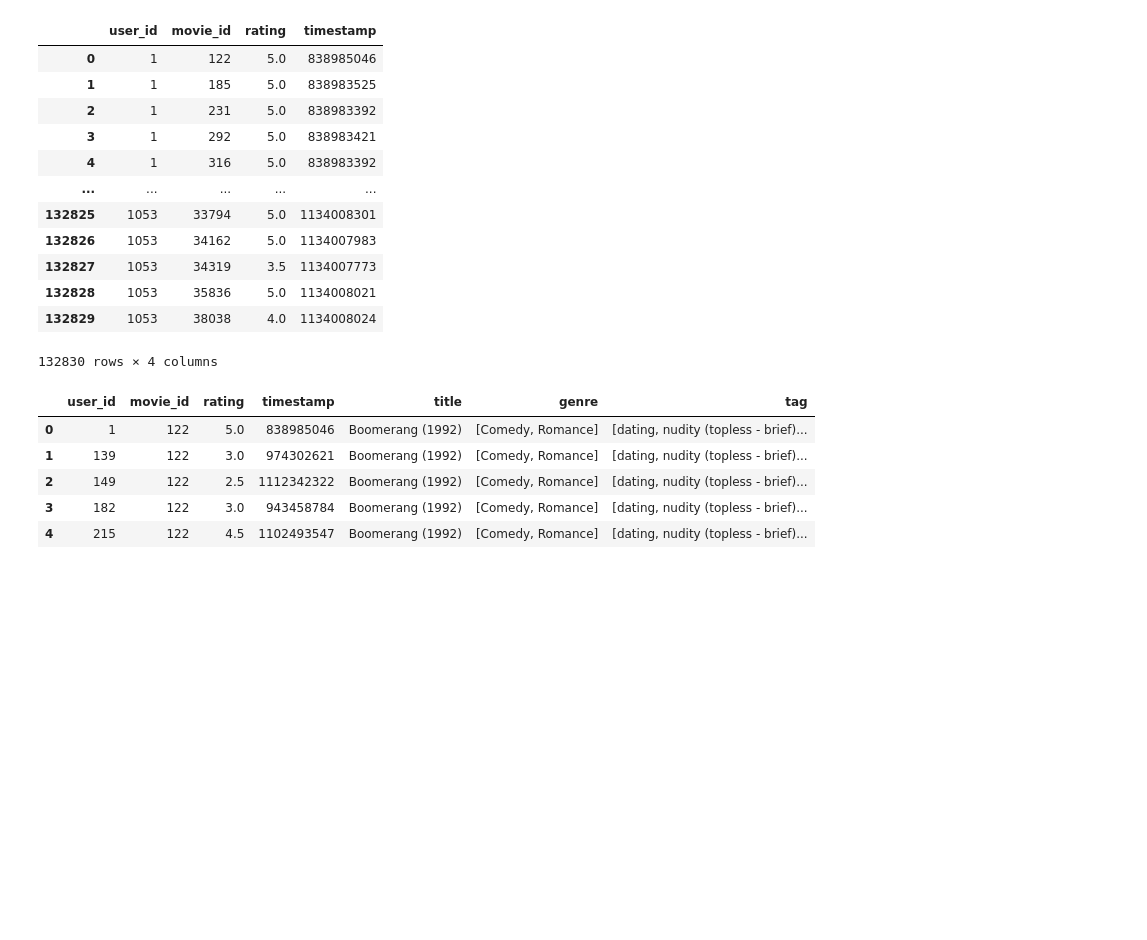
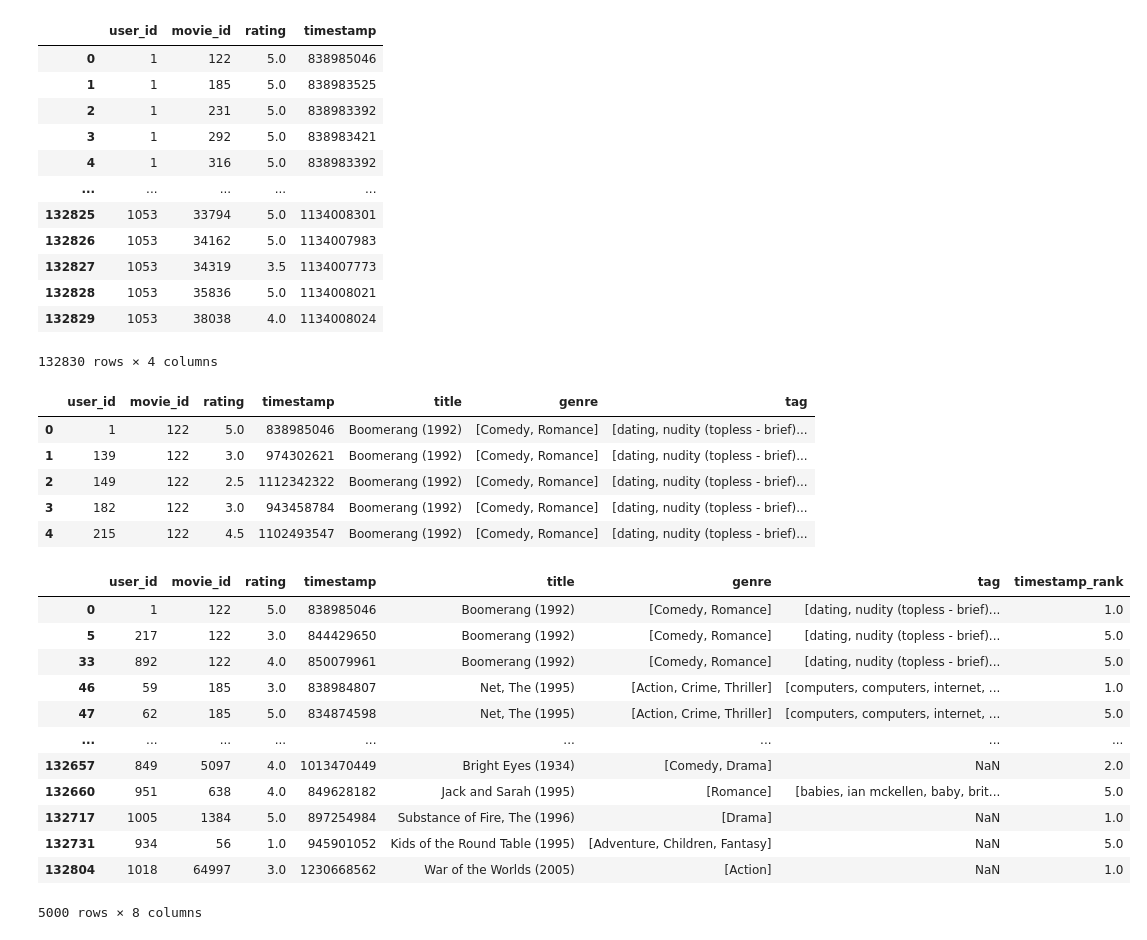
Before and after one commit to YUseiDoi/Movielens, a Jupyter notebook: src/recommender.ipynb, the cells around one changed output. Saved outputs shown, nothing was run; the diff lists cells and outputs as text; code cells hidden in the pictures; blank space fills up the shorter version.

```diff
--- a/src/recommender.ipynb
+++ b/src/recommender.ipynb
@@ -104,6 +104,22 @@ movielens.head()
 movielens['timestamp_rank'] = movielens.groupby('user_id')['timestamp'].rank(ascending=False, method='first')
 movielens_train = movielens[movielens['timestamp_rank'] > 5]
 movielens_test = movielens[movielens['timestamp_rank'] <= 5]
+# %%
+movielens_test
+# %% [output]
+|  | user_id | movie_id | rating | timestamp | title | genre | tag | timestamp_rank |
+| 0 | 1 | 122 | 5.0 | 838985046 | Boomerang (1992) | [Comedy, Romance] | [dating, nudity (topless - brief)... | 1.0 |
+| 5 | 217 | 122 | 3.0 | 844429650 | Boomerang (1992) | [Comedy, Romance] | [dating, nudity (topless - brief)... | 5.0 |
+| 33 | 892 | 122 | 4.0 | 850079961 | Boomerang (1992) | [Comedy, Romance] | [dating, nudity (topless - brief)... | 5.0 |
+| 46 | 59 | 185 | 3.0 | 838984807 | Net, The (1995) | [Action, Crime, Thriller] | [computers, computers, internet, ... | 1.0 |
+| 47 | 62 | 185 | 5.0 | 834874598 | Net, The (1995) | [Action, Crime, Thriller] | [computers, computers, internet, ... | 5.0 |
+| ... | ... | ... | ... | ... | ... | ... | ... | ... |
+| 132657 | 849 | 5097 | 4.0 | 1013470449 | Bright Eyes (1934) | [Comedy, Drama] | NaN | 2.0 |
+| 132660 | 951 | 638 | 4.0 | 849628182 | Jack and Sarah (1995) | [Romance] | [babies, ian mckellen, baby, brit... | 5.0 |
+| 132717 | 1005 | 1384 | 5.0 | 897254984 | Substance of Fire, The (1996) | [Drama] | NaN | 1.0 |
+| 132731 | 934 | 56 | 1.0 | 945901052 | Kids of the Round Table (1995) | [Adventure, Children, Fantasy] | NaN | 5.0 |
+| 132804 | 1018 | 64997 | 3.0 | 1230668562 | War of the Worlds (2005) | [Action] | NaN | 1.0 |
+5000 rows × 8 columns
 # %%
 @dataclasses.dataclass(frozen=True)
 class Dataset:
```
Also changed, not shown: parts of 3 cells of this notebook.
